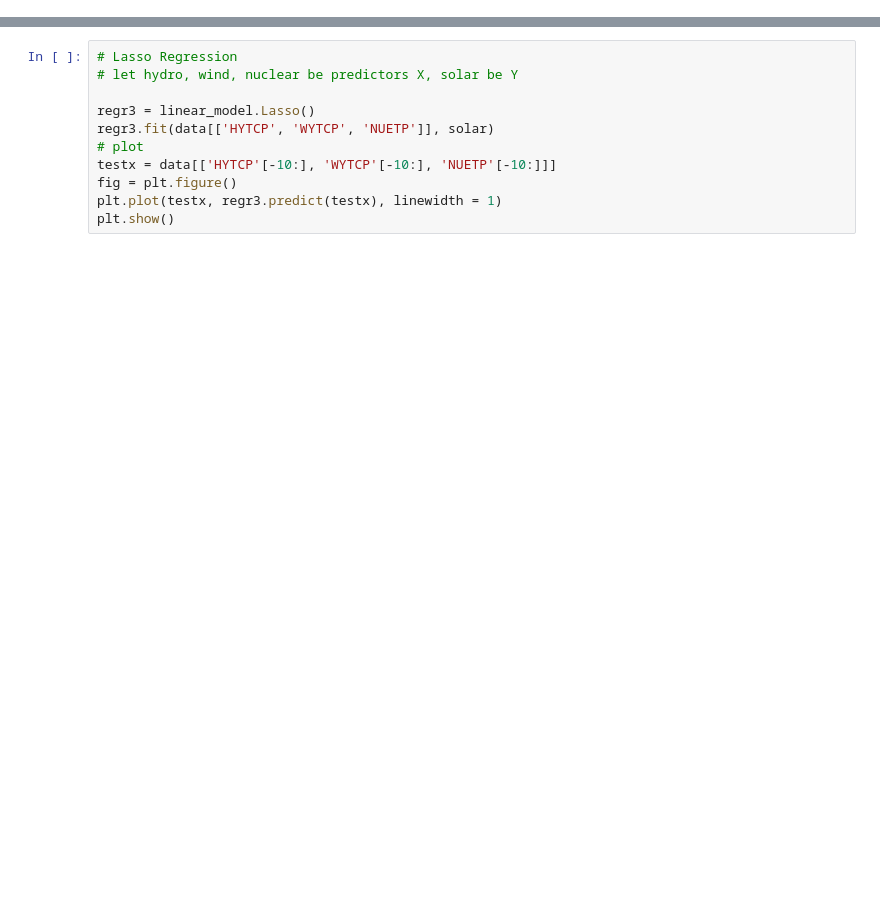
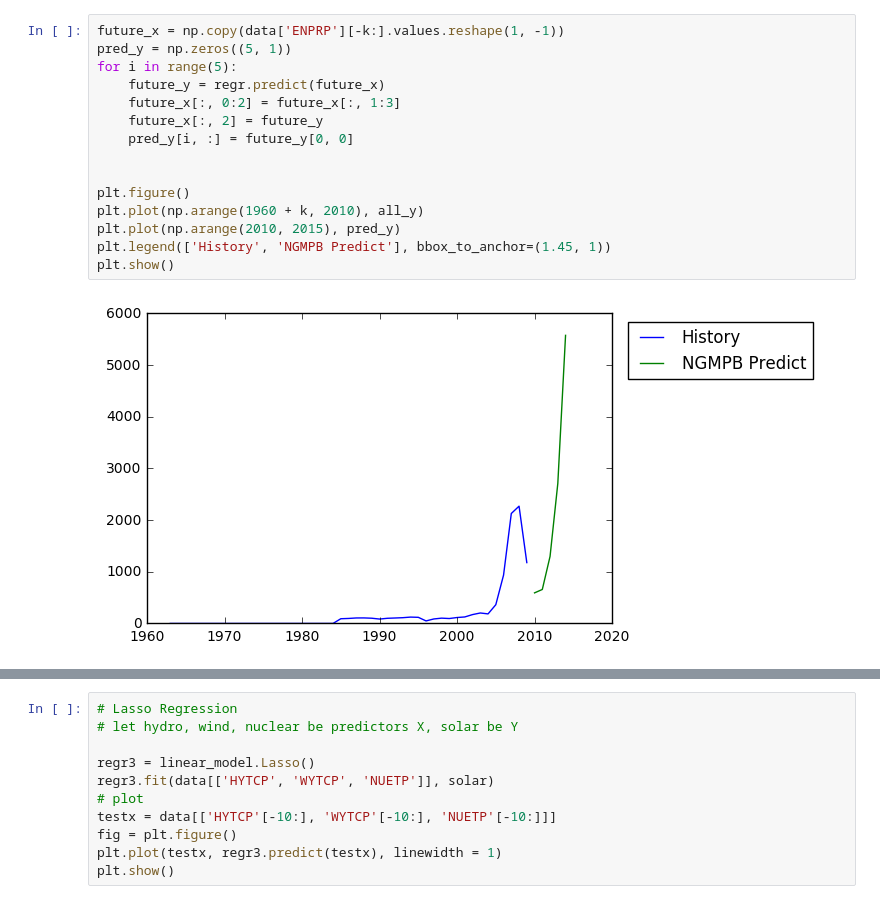
Before and after one commit to ibrahim85/Clean-Energy-Outlook, a Jupyter notebook: Data/data of states/Ridge Lasso regr beta.ipynb, the cells around one changed output, grey strips where cells are left out. Drawn from its saved outputs; the diff is of its cells as text; blank space fills up the shorter version.

```diff
--- a/Data/data of states/Ridge Lasso regr beta.ipynb
+++ b/Data/data of states/Ridge Lasso regr beta.ipynb
@@ -20,0 +42,17 @@ year2 = data[['Year']][:-10]
+# %%
+future_x = np.copy(data['ENPRP'][-k:].values.reshape(1, -1))
+pred_y = np.zeros((5, 1))
+for i in range(5):
+    future_y = regr.predict(future_x)
+    future_x[:, 0:2] = future_x[:, 1:3]
+    future_x[:, 2] = future_y
+    pred_y[i, :] = future_y[0, 0]
+
+
+plt.figure()
+plt.plot(np.arange(1960 + k, 2010), all_y)
+plt.plot(np.arange(2010, 2015), pred_y)
+plt.legend(['History', 'NGMPB Predict'], bbox_to_anchor=(1.45, 1))
+plt.show()
+# %% [output]
+[figure, added]
```
Also changed, not shown: parts of 18 cells of this notebook.
